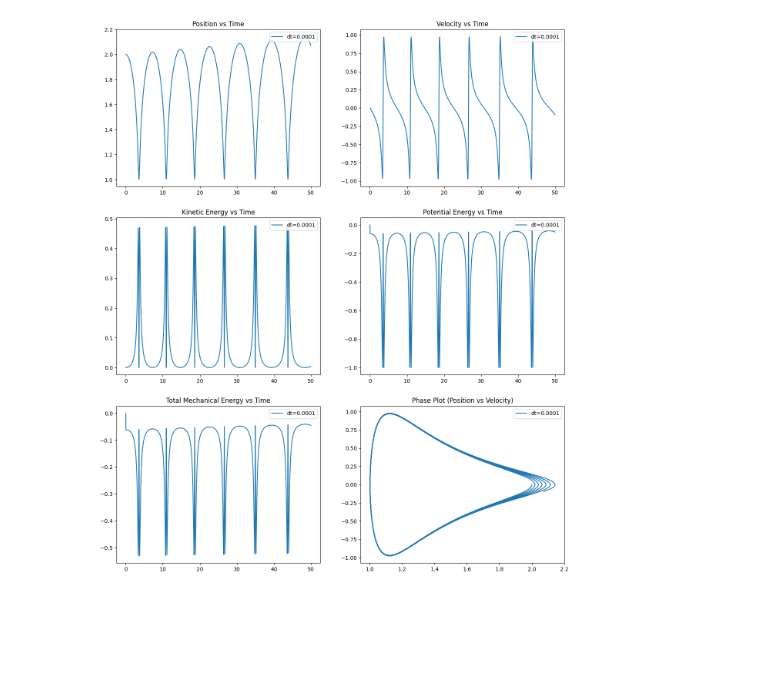
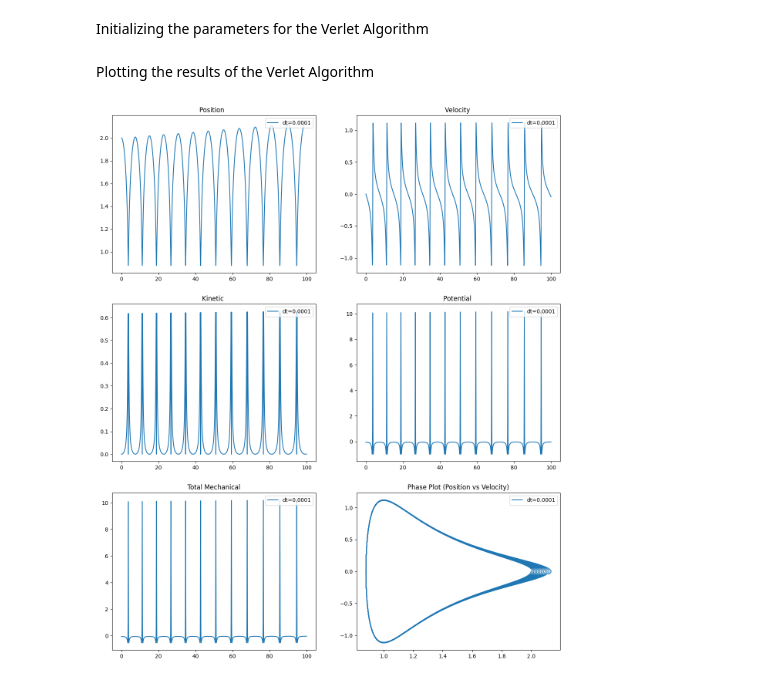
Before and after one commit to damianSte/Numerical-Methods, a Jupyter notebook: VerletAlgorithm/Ex-VerletAlgorithm.ipynb, the cells around one changed output. Cells and saved outputs as stored; diff of their text form; code cells hidden in the pictures; blank space fills up the shorter version.

```diff
--- a/VerletAlgorithm/Ex-VerletAlgorithm.ipynb
+++ b/VerletAlgorithm/Ex-VerletAlgorithm.ipynb
@@ -43,28 +76,36 @@ def verlet_integration(v0, x0, dt, steps):
+# %% [markdown]
+Initializing the parameters for the Verlet Algorithm
 # %%
 x0 = 2.0
 v0 = 0.0
-n = 50
+n = 100
 dt_values = [0.0001]
+# %% [markdown]
+Plotting the results of the Verlet Algorithm
 # %%
-figure, axis = plt.subplots(3,2, figsize = (15,18))
+figure, axis = plt.subplots(3, 2, figsize=(15, 18))
 
 for dt in dt_values:
-    times, x, v, kinetic_energy, potential_energy, total_energy =  verlet_integration(v0,x0,dt,n)
-    axis[0,0].plot(times,x, label=f"dt={dt}" )
-    axis[0, 1].plot(times, v, label=f"dt={dt}")
-    axis[1, 0].plot(times, kinetic_energy, label=f"dt={dt}")
-    axis[1, 1].plot(times, potential_energy, label=f"dt={dt}")
-    axis[2, 0].plot(times, total_energy, label=f"dt={dt}")
-    axis[2, 1].plot(x, v, label=f"dt={dt}")
+    x_trajectory, v_trajectory, t_trajectory, total_energy = verlet_integration(acc, v0, x0, dt, n)
+    kinetic_energy = 0.5 * v_trajectory ** 2
+    potential_energy = lenard_jones_potential_energy(x_trajectory)
 
-axis[0, 0].set_title("Position vs Time")
-axis[0, 1].set_title("Velocity vs Time")
-axis[1, 0].set_title("Kinetic Energy vs Time")
-axis[1, 1].set_title("Potential Energy vs Time")
-axis[2, 0].set_title("Total Mechanical Energy vs Time")
+    axis[0, 0].plot(t_trajectory, x_trajectory, label=f"dt={dt}")
+    axis[0, 1].plot(t_trajectory, v_trajectory, label=f"dt={dt}")
+    axis[1, 0].plot(t_trajectory, kinetic_energy, label=f"dt={dt}")
+    axis[1, 1].plot(t_trajectory, potential_energy, label=f"dt={dt}")
+    axis[2, 0].plot(t_trajectory, total_energy, label=f"dt={dt}")
+    axis[2, 1].plot(x_trajectory, v_trajectory, label=f"dt={dt}")
+
+axis[0, 0].set_title("Position  ")
+axis[0, 1].set_title("Velocity ")
+axis[1, 0].set_title("Kinetic ")
+axis[1, 1].set_title("Potential ")
+#Something is wrong with the total energy plot
+axis[2, 0].set_title("Total Mechanical")
 axis[2, 1].set_title("Phase Plot (Position vs Velocity)")
 
 for ax in axis.flat:
-    ax.legend(loc = "upper right")
+    ax.legend(loc="upper right")
 # %% [output]
-[figure, old version]
+[figure, new version]
```
Also changed, not shown: parts of 5 cells of this notebook, 5 other files.
